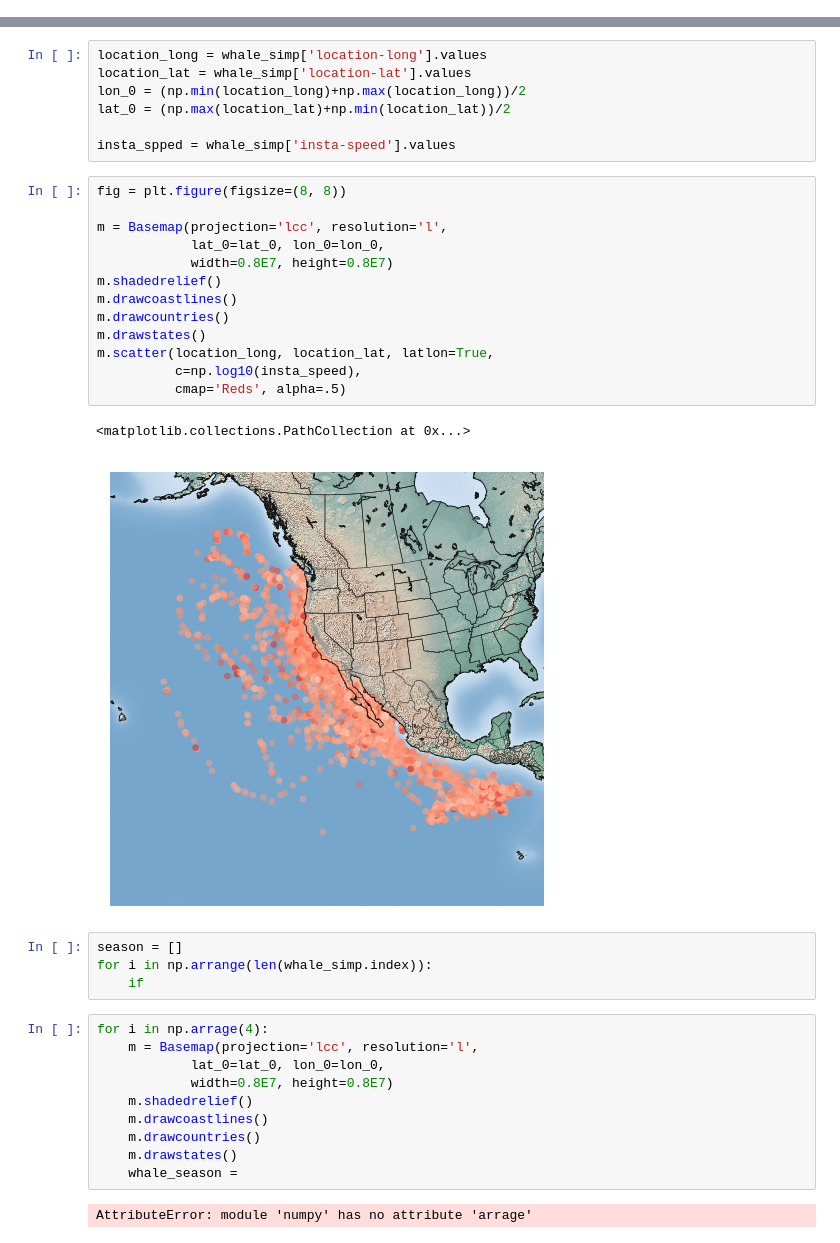
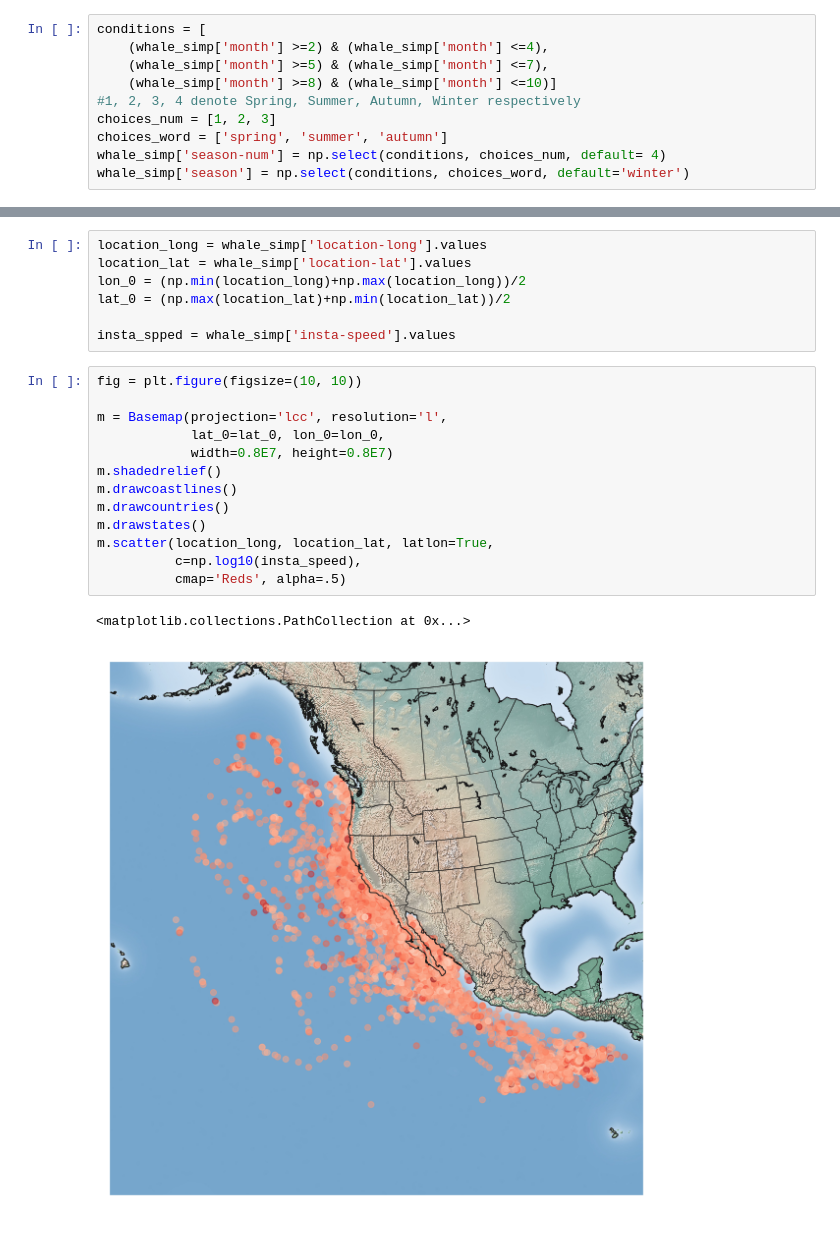
Before and after one commit to gigglypear/movebank_explore, a Jupyter notebook: code/Movebank Data Analysis Attempt.ipynb, the cells around one changed output, grey strips where cells are left out. Cells and saved outputs as stored; diff of their text form.

Commit message:
cupdated basemap figures

```diff
--- a/code/Movebank Data Analysis Attempt.ipynb
+++ b/code/Movebank Data Analysis Attempt.ipynb
@@ -697,0 +696,10 @@ Let's also add a column for month.
+# %%
+conditions = [
+    (whale_simp['month'] >=2) & (whale_simp['month'] <=4),
+    (whale_simp['month'] >=5) & (whale_simp['month'] <=7),
+    (whale_simp['month'] >=8) & (whale_simp['month'] <=10)]
+#1, 2, 3, 4 denote Spring, Summer, Autumn, Winter respectively
+choices_num = [1, 2, 3]
+choices_word = ['spring', 'summer', 'autumn']
+whale_simp['season-num'] = np.select(conditions, choices_num, default= 4)
+whale_simp['season'] = np.select(conditions, choices_word, default='winter')
@@ -758,34 +777,18 @@ lat_0 = (np.max(location_lat)+np.min(location_lat))/2
 
 insta_spped = whale_simp['insta-speed'].values
 # %%
-fig = plt.figure(figsize=(8, 8))
+fig = plt.figure(figsize=(10, 10))
 
 m = Basemap(projection='lcc', resolution='l',
             lat_0=lat_0, lon_0=lon_0,
             width=0.8E7, height=0.8E7)
 m.shadedrelief()
 m.drawcoastlines()
 m.drawcountries()
 m.drawstates()
 m.scatter(location_long, location_lat, latlon=True,
           c=np.log10(insta_speed),
           cmap='Reds', alpha=.5)
 # %% [output]
 <matplotlib.collections.PathCollection at 0x...>
-[figure, old version]
+[figure, new version]
-# %%
-season = []
-for i in np.arrange(len(whale_simp.index)):
-    if
-# %%
-for i in np.arrage(4):
-    m = Basemap(projection='lcc', resolution='l',
-            lat_0=lat_0, lon_0=lon_0,
-            width=0.8E7, height=0.8E7)
-    m.shadedrelief()
-    m.drawcoastlines()
-    m.drawcountries()
-    m.drawstates()
-    whale_season =
-# %% [output]
-AttributeError: module 'numpy' has no attribute 'arrage'
```
Also changed, not shown: parts of 21 cells of this notebook.
